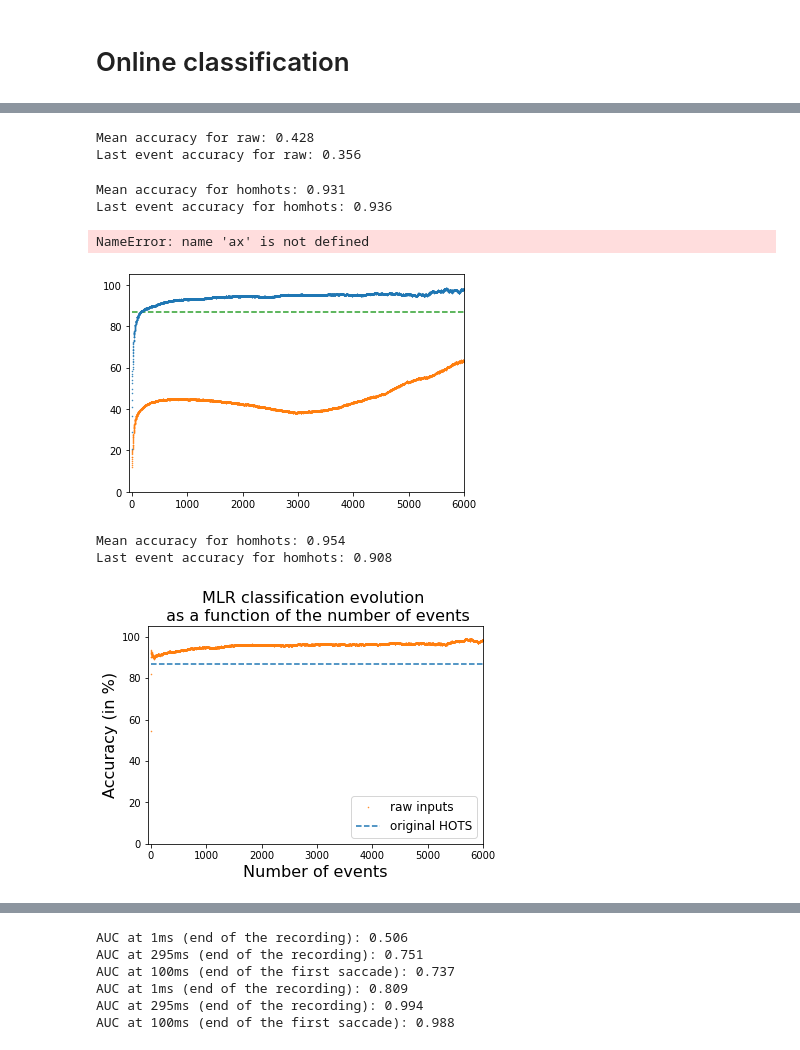
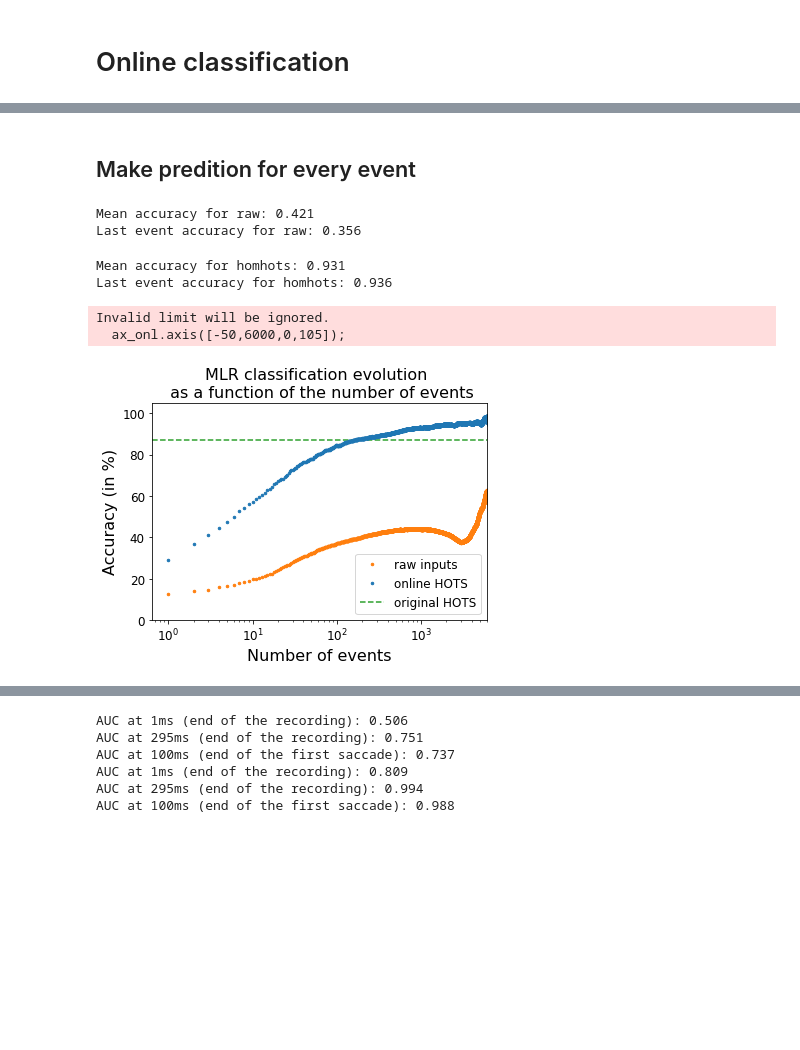
Before and after one commit to SpikeAI/HOTS, a Jupyter notebook: notebooks/RESULTS_03_NMNIST.ipynb, the cells around one changed output, grey strips where cells are left out. Drawn from its saved outputs; the diff is of its cells as text; code cells hidden in the pictures; blank space fills up the shorter version.

```diff
--- a/notebooks/RESULTS_03_NMNIST.ipynb
+++ b/notebooks/RESULTS_03_NMNIST.ipynb
@@ -441,33 +204,0 @@ number of epochs: 33
-# %%
-step = 0.05
-namelist = ['raw', 'homhots']
-mean_acc = np.zeros([len(namelist),len(np.arange(0,1,step))])
-last_acc = np.zeros([len(namelist),len(np.arange(0,1,step))])
-true_positive = np.zeros([len(namelist),len(np.arange(0,1,step))])
-false_positive = np.zeros([len(namelist),len(np.arange(0,1,step))])
-
-for namnum, name in enumerate(namelist):
-    f_name = f'{record_path}{timestr}_LR_results_{name}_{nbclust}_{nb_train}_{nb_test}_{ds_ev}.pkl'
-    if isfile(f_name):
-        with open(f_name, 'rb') as file:
-            likelihood, true_target = pickle.load(file)
-    else:
-        print(f'LR fit for {name}...')
-        model, loss  = fit_data(name,timestr,record_path,filt,tau,R,nbclust,sigma,homeinv,jitter,dataset,nb_train,ds_ev, learning_rate, num_epochs,betas, tau_cla=tau_cla,jitonic=jitonic,subset_size=nb_train,num_workers=num_workers,verbose=False)
-        print(f'prediction for {name}...')
-        likelihood, true_target = predict_data(model,name,timestr,record_path,filt,tau,R,nbclust,sigma, homeinv,jitter,dataset,nb_test,ds_ev, tau_cla,jitonic=jitonic,subset_size=nb_test,num_workers=num_workers, verbose=False)
-        with open(f_name, 'wb') as file:
-            pickle.dump([likelihood, true_target], file, pickle.HIGHEST_PROTOCOL)
-
-    thresnum = 0
-    for thres in [None]:#np.arange(0,1,step):
-        meanac, onlinac, lastac, truepos, falsepos = classification_results(likelihood, true_target, thres, nb_test)
-        last_acc[namnum,thresnum] = lastac
-        mean_acc[namnum,thresnum] = meanac
-        true_positive[namnum,thresnum] = truepos
-        false_positive[namnum,thresnum] = falsepos
-        thresnum+=1
-
-    f_name = f'{record_path}{timestr}_LR_results_{name}_{nbclust}_{nb_train}_{nb_test}_{ds_ev}_roc.pkl'
-    with open(f_name, 'wb') as file:
-        pickle.dump([last_acc, mean_acc, true_positive, false_positive], file, pickle.HIGHEST_PROTOCOL)
@@ -476,32 +244,32 @@ TypeError: classification_results() missing 1 required positional argument: 'cha
+# %% [markdown]
+## Make predition for every event
 # %%
 thres = None
 colorz = ['#2ca02c', '#ff7f0e', '#1f77b4', '#d62728', '#9467bd', '#8c564b', '#e377c2', '#7f7f7f', '#bcbd22', '#17becf']
 legend_list = ['original HOTS', 'raw inputs','online HOTS']
 namelist = ['raw', 'homhots']
 fig_onl, ax_onl = plt.subplots()
 ax_onl.hlines(86.9,0,6000, linestyles='dashed', color=colorz[0], label=legend_list[0])
 for namnum, name in enumerate(namelist):
     f_name = f'{record_path}{timestr}_LR_results_{name}_{nbclust}_{nb_train}_{nb_test}_{ds_ev}.pkl'
     with open(f_name, 'rb') as file:
         likelihood, true_target = pickle.load(file)
-    meanac, onlinac, lastac, truepos, falsepos = classification_results(likelihood, true_target, thres, nb_test)
-    #pars, cov = curve_fit(f=fitting, xdata=np.arange(len(onlinac)), ydata=onlinac, p0=[1,1], bounds=(-np.inf, np.inf))
-    #fit = fitting(np.arange(len(onlinac)), *pars) f
+    meanac, onlinac, lastac, truepos, falsepos = classification_results(likelihood, true_target, thres, nb_test, 1/nb_class)
     print(f'Mean accuracy for {name}: {np.round(meanac,3)}')
     print(f'Last event accuracy for {name}: {np.round(lastac,3)}')
-    ax_onl.plot(onlinac[:6000]*100, '.', ms=1, color=colorz[namnum+1], label = legend_list[namnum+1]);
-    #ax_onl.plot(fit[:3000], linestyle='-', color=color[namnum], linewidth=1);
+    ax_onl.semilogx(onlinac*100, '.', ms=5, color=colorz[namnum+1], label = legend_list[namnum+1]);
 ax_onl.axis([-50,6000,0,105]);
 plt.setp(ax_onl.get_yticklabels(), fontsize=12)
 plt.setp(ax_onl.get_xticklabels(), fontsize=12)
 ax_onl.set_xlabel('Number of events', fontsize=16);
 ax_onl.set_ylabel('Accuracy (in %)', fontsize=16);
 ax_onl.set_title('MLR classification evolution \n as a function of the number of events', fontsize=16);
 ax_onl.legend(fontsize=12, loc='lower right');
 # %% [output]
-Mean accuracy for raw: 0.428
+Mean accuracy for raw: 0.421
 Last event accuracy for raw: 0.356
 Mean accuracy for homhots: 0.931
 Last event accuracy for homhots: 0.936
-NameError: name 'ax' is not defined
+Invalid limit will be ignored.
+  ax_onl.axis([-50,6000,0,105]);
-[figure, old version]
+[figure, new version]
@@ -517,27 +275,0 @@ plt.show()
-# %%
-thres = 0.99
-colorz = ['#1f77b4', '#ff7f0e', '#2ca02c', '#d62728', '#9467bd', '#8c564b', '#e377c2', '#7f7f7f', '#bcbd22', '#17becf']
-legend_list = ['original HOTS', 'raw inputs','online HOTS']
-namelist = ['homhots','raw']
-fig_onl, ax_onl = plt.subplots()
-ax_onl.hlines(86.9,0,6000, linestyles='dashed', color=colorz[0], label=legend_list[0])
-for namnum, name in enumerate(namelist):
-    f_name = f'{record_path}{timestr}_LR_results_{name}_{nbclust}_{nb_train}_{nb_test}_{ds_ev}.pkl'
-    with open(f_name, 'rb') as file:
-        likelihood, true_target = pickle.load(file)
-    meanac, onlinac, lastac, truepos, falsepos = classification_results(likelihood, true_target, thres, nb_test)
-    #pars, cov = curve_fit(f=fitting, xdata=np.arange(len(onlinac)), ydata=onlinac, p0=[1,1], bounds=(-np.inf, np.inf))
-    #fit = fitting(np.arange(len(onlinac)), *pars) f
-    print(f'Mean accuracy for {name}: {np.round(meanac,3)}')
-    print(f'Last event accuracy for {name}: {np.round(lastac,3)}')
-    ax_onl.plot(onlinac[:6000]*100, '.', ms=1, color=colorz[namnum+1], label = legend_list[namnum+1]);
-    #ax_onl.plot(fit[:3000], linestyle='-', color=color[namnum], linewidth=1);
-ax_onl.axis([-50,6000,0,105]);
-ax_onl.set_xlabel('Number of events', fontsize=16);
-ax_onl.set_ylabel('Accuracy (in %)', fontsize=16);
-ax_onl.set_title('MLR classification evolution \n as a function of the number of events', fontsize=16);
-ax_onl.legend(fontsize=12, loc='lower right');
-# %% [output]
-Mean accuracy for homhots: 0.954
-Last event accuracy for homhots: 0.908
-[figure, removed]
```
Also changed, not shown: parts of 30 cells of this notebook, 1 other file.
